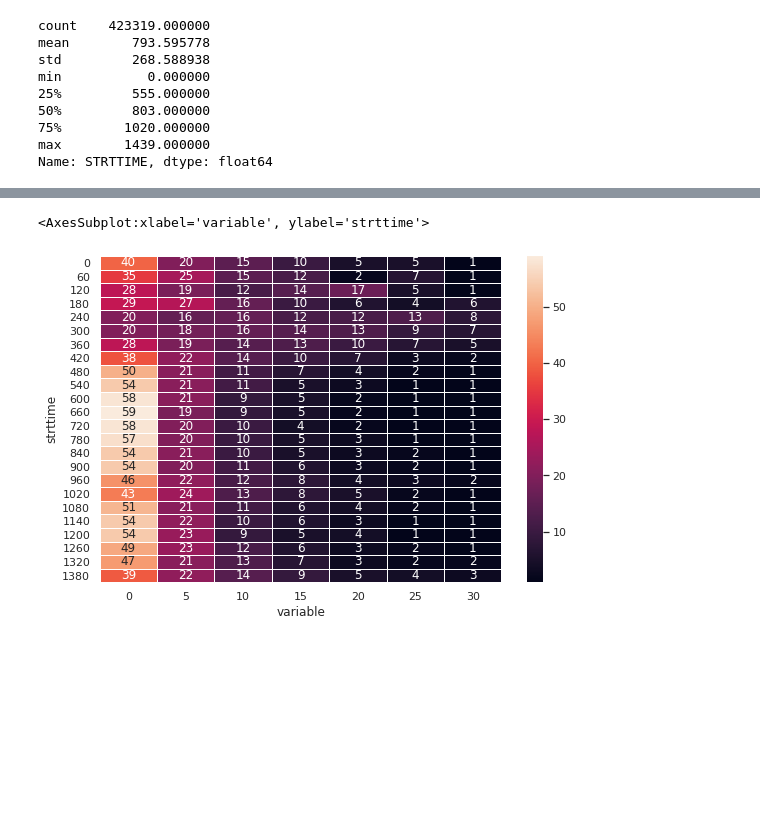
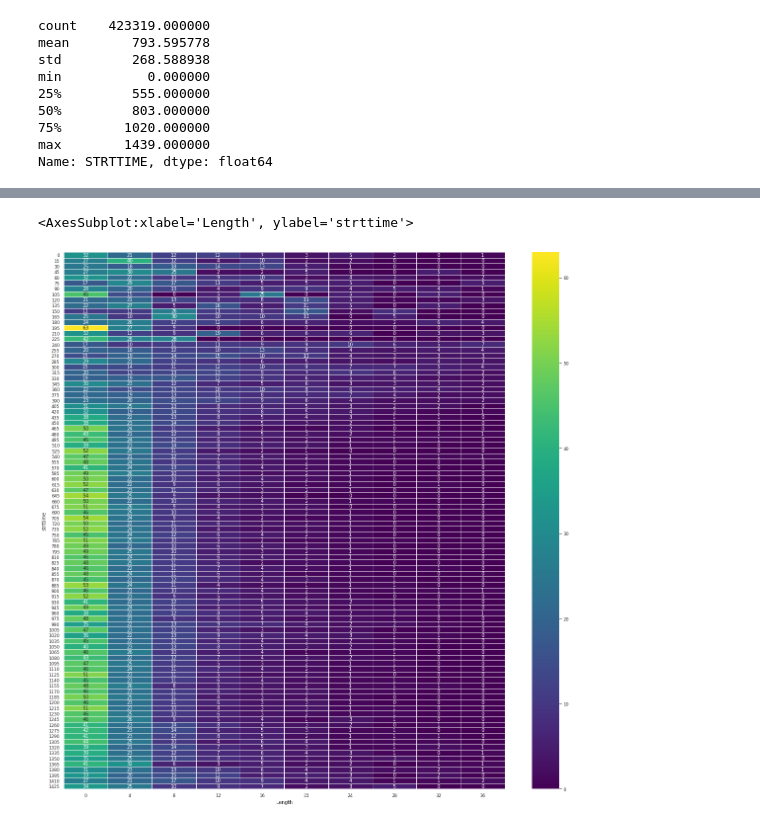
Before and after one commit to thummelt/master-thesis, a Jupyter notebook: code/src/Data_Analysis.ipynb, the cells around one changed output, grey strips where cells are left out. Drawn from its saved outputs; the diff is of its cells as text; code cells hidden in the pictures; blank space fills up the shorter version.

```diff
--- a/code/src/Data_Analysis.ipynb
+++ b/code/src/Data_Analysis.ipynb
@@ -4,9 +4,10 @@ import pandas as pd
 import matplotlib.pyplot as plt
 import numpy as np
 sns.set_theme(color_codes=True)
+sns.set_context("paper")
 
 # Parameter
-tau = 60
+tau = 15
 # %%
 df = pd.read_csv("/usr/app/data/trippub_2.csv")
 df.head()
@@ -97,6 +84,6 @@ Name: TRPMILES, dtype: float64
 # %%
-k = 5
-bins = list(range(0,40,k))
+k = 4
+bins = list(range(0,41,k))
 
 #range(0, int(max(df_tmp["TRPMILES"])), int(max(df_tmp["TRPMILES"])/k))
 d_len = pd.DataFrame(columns=["strttime"]+bins[:-1])
@@ -175,0 +113,5 @@ g.despine(bottom=True, left=True)
+# %%
+# Just for checking
+d_len.loc[:,'sum'] = d_len.iloc[:,1:].sum(axis=1)
+#d_len.iloc[:,1:]
+d_len
@@ -176,11 +132,12 @@ g.despine(bottom=True, left=True)
 # %%
-df_plot["value"] = df_plot["value"]*100
-df_plot["value"] = df_plot["value"].astype("int32")
-df_plot = df_plot.pivot("strttime", "variable", "value")
+df_plot = pd.melt(d_len.iloc[:,:-1].copy(), id_vars=['strttime'], var_name = "Length", value_name = "d(t)")
+df_plot["d(t)"] = df_plot["d(t)"]*100
+df_plot["d(t)"] = df_plot["d(t)"].astype("int32")
+df_pivot = df_plot.pivot("strttime", "Length", "d(t)")
 
 # Draw a heatmap with the numeric values in each cell
-f, ax = plt.subplots(figsize=(9, 6))
-sns.heatmap(df_plot, annot=True, fmt="d", linewidths=.5, ax=ax)
+f, ax = plt.subplots(figsize=(20, 20))
+sns.heatmap(df_pivot, annot=True, fmt="d", linewidths=.5, ax=ax,cmap = sns.color_palette("viridis", as_cmap=True))
 # %% [output]
-<AxesSubplot:xlabel='variable', ylabel='strttime'>
+<AxesSubplot:xlabel='Length', ylabel='strttime'>
-[figure, old version]
+[figure, new version]
```
Also changed, not shown: parts of 10 cells of this notebook, 2 other files.
